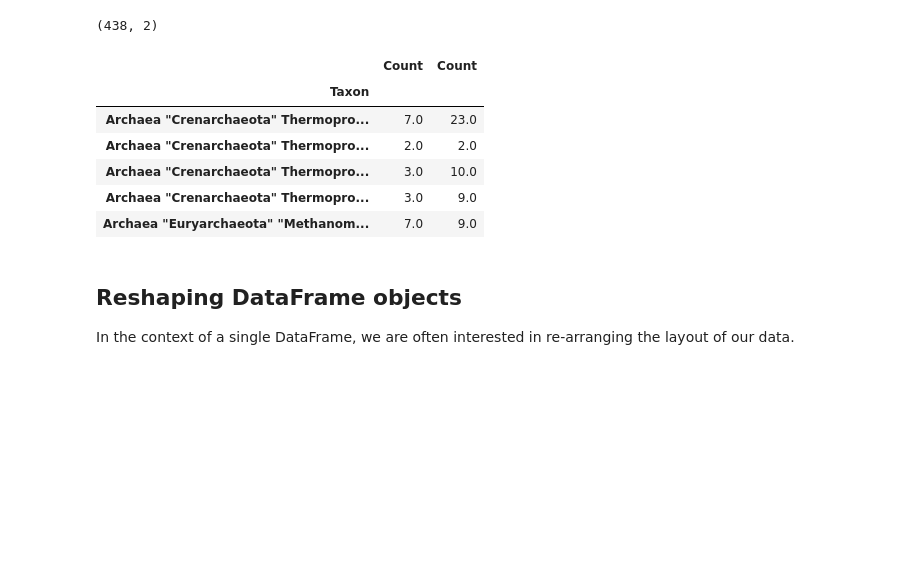
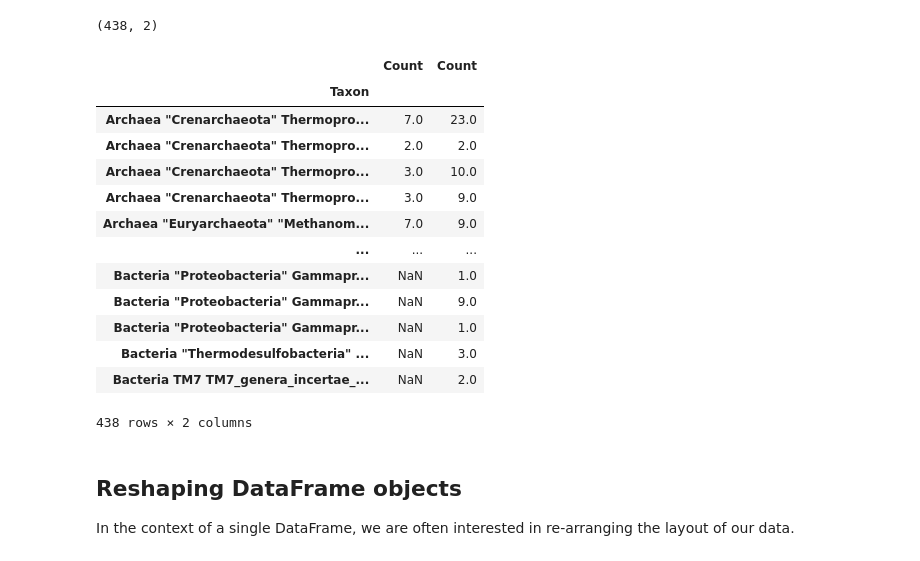
Before and after one commit to sylvainshan/Applied-Data-Analysis, a Jupyter notebook: Exercises/01 - Handling data/Intro to Pandas II.ipynb, the cells around one changed output. Cells and saved outputs as stored; diff of their text form; code cells hidden in the pictures; blank space fills up the shorter version.

```diff
--- a/Exercises/01 - Handling data/Intro to Pandas II.ipynb
+++ b/Exercises/01 - Handling data/Intro to Pandas II.ipynb
@@ -374,15 +387,22 @@ pd.concat([mb1, mb2], axis=1).shape
 # %% [output]
 (438, 2)
 # %%
-pd.concat([mb1, mb2], axis=1).head()
+pd.concat([mb1, mb2], axis=1)
 # %% [output]
 |  | Count | Count |
 | Taxon |  |  |
 | Archaea "Crenarchaeota" Thermopro... | 7.0 | 23.0 |
 | Archaea "Crenarchaeota" Thermopro... | 2.0 | 2.0 |
 | Archaea "Crenarchaeota" Thermopro... | 3.0 | 10.0 |
 | Archaea "Crenarchaeota" Thermopro... | 3.0 | 9.0 |
 | Archaea "Euryarchaeota" "Methanom... | 7.0 | 9.0 |
+| ... | ... | ... |
+| Bacteria "Proteobacteria" Gammapr... | NaN | 1.0 |
+| Bacteria "Proteobacteria" Gammapr... | NaN | 9.0 |
+| Bacteria "Proteobacteria" Gammapr... | NaN | 1.0 |
+| Bacteria "Thermodesulfobacteria" ... | NaN | 3.0 |
+| Bacteria TM7 TM7_genera_incertae_... | NaN | 2.0 |
+438 rows × 2 columns
 # %% [markdown]
 ## Reshaping DataFrame objects
 
```
Also changed, not shown: parts of 20 cells of this notebook, 2 other files.
